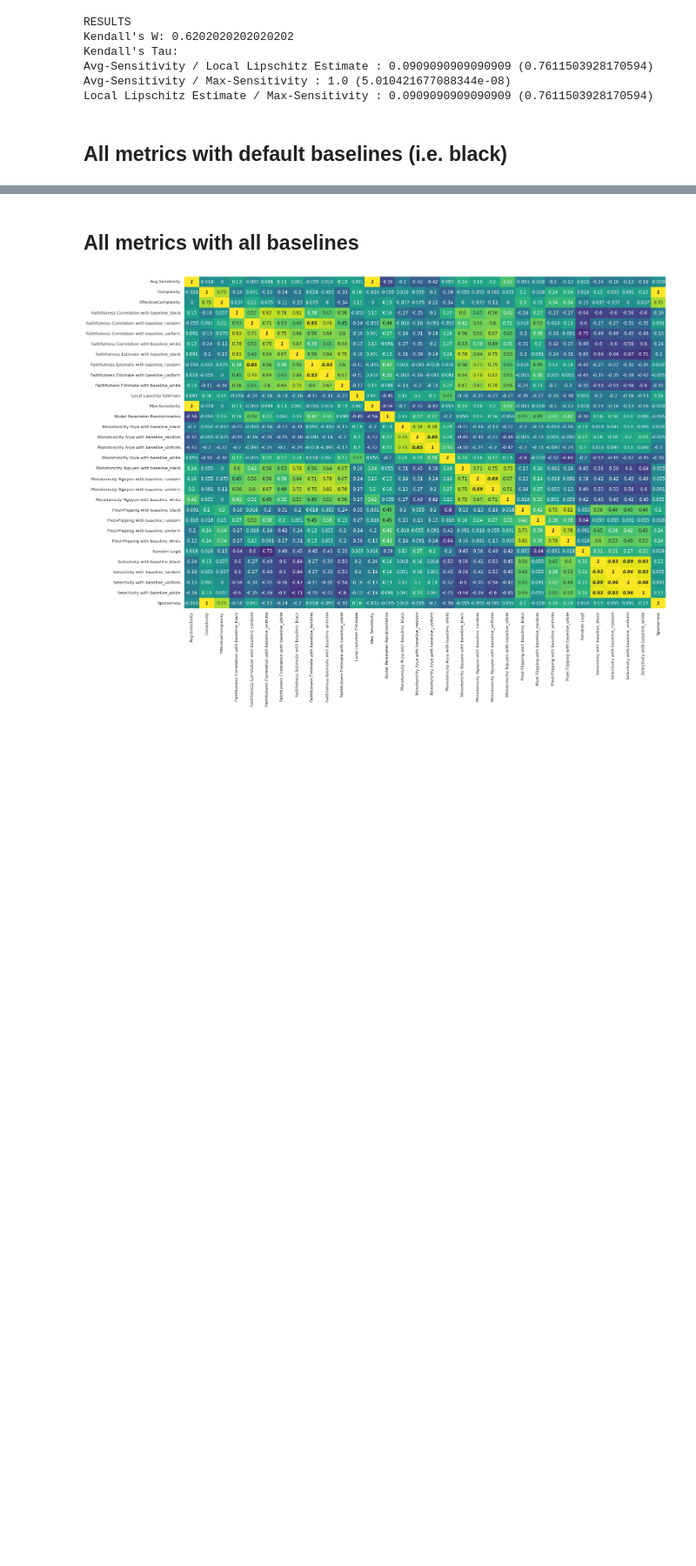
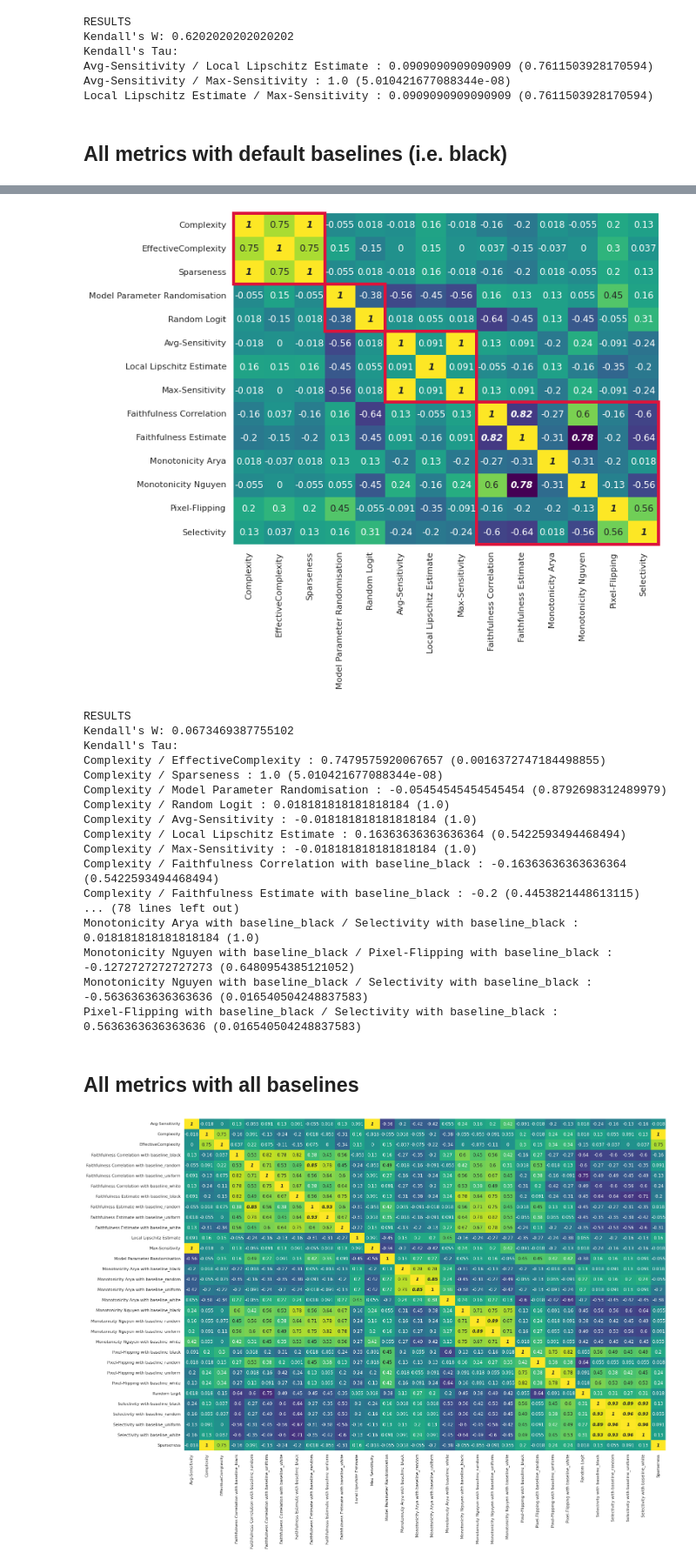
Before and after one commit to multitel-ai/Evaluation-XAI-Metrics-GD6-TRAIL, a Jupyter notebook: XAI_analysis_correlations_rank_aggreg.ipynb, the cells around one changed output, grey strips where cells are left out. Shown at 87% size. Saved outputs shown, nothing was run; the diff lists cells and outputs as text; code cells hidden in the pictures; blank space fills up the shorter version.

```diff
--- a/XAI_analysis_correlations_rank_aggreg.ipynb
+++ b/XAI_analysis_correlations_rank_aggreg.ipynb
@@ -594,3 +632,25 @@ Selectivity with baseline_black / Sparseness : 0.1272727272727273 (0.64809543851
+# %%
+filename = 'final_corr_matrix_rank_aggreg_holm_corr_all_metrics_default_baselines_with_subgroups'
+plot_corr_matrix_figure(dico_ranks, selected_metrics, labels, labels, filename, fig_size=(10,8), rotate_x=False, subgroups=(3,2,3,6))
+# %% [output]
+[figure, added]
+RESULTS
+Kendall's W: 0.0673469387755102
+Kendall's Tau:
+Complexity / EffectiveComplexity : 0.7479575920067657 (0.0016372747184498855)
+Complexity / Sparseness : 1.0 (5.010421677088344e-08)
+Complexity / Model Parameter Randomisation : -0.05454545454545454 (0.8792698312489979)
+Complexity / Random Logit : 0.018181818181818184 (1.0)
+Complexity / Avg-Sensitivity : -0.018181818181818184 (1.0)
+Complexity / Local Lipschitz Estimate : 0.16363636363636364 (0.5422593494468494)
+Complexity / Max-Sensitivity : -0.018181818181818184 (1.0)
+Complexity / Faithfulness Correlation with baseline_black : -0.16363636363636364 (0.5422593494468494)
+Complexity / Faithfulness Estimate with baseline_black : -0.2 (0.4453821448613115)
+... (78 lines left out)
+Monotonicity Arya with baseline_black / Selectivity with baseline_black : 0.018181818181818184 (1.0)
+Monotonicity Nguyen with baseline_black / Pixel-Flipping with baseline_black : -0.1272727272727273 (0.6480954385121052)
+Monotonicity Nguyen with baseline_black / Selectivity with baseline_black : -0.5636363636363636 (0.016540504248837583)
+Pixel-Flipping with baseline_black / Selectivity with baseline_black : 0.5636363636363636 (0.016540504248837583)
 # %% [markdown]
 ## All metrics with all baselines
 # %%
```
Also changed, not shown: parts of 6 cells of this notebook, 15 other files.
